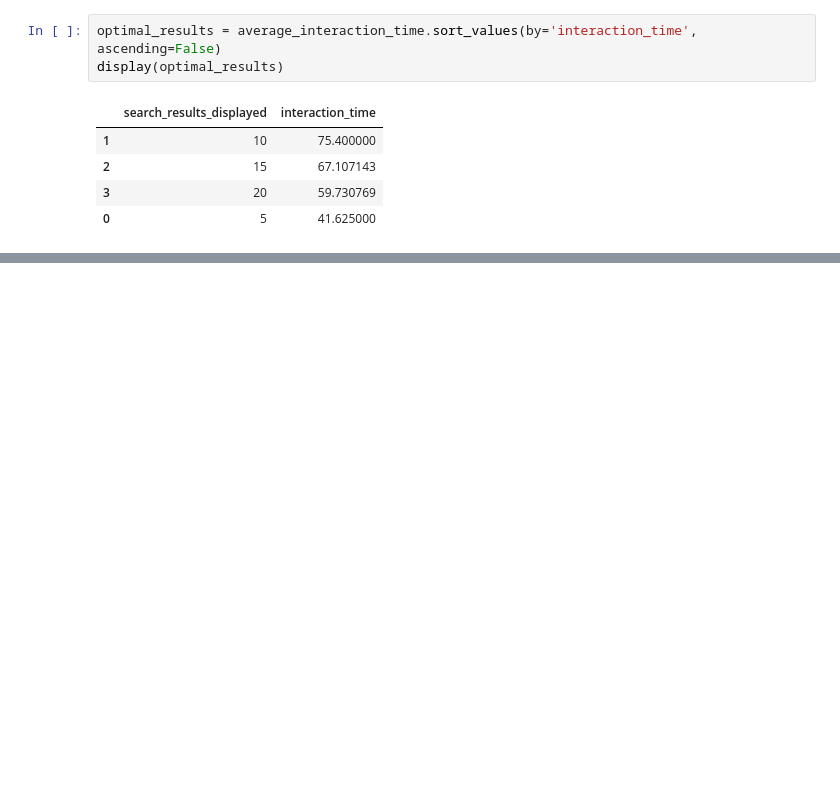
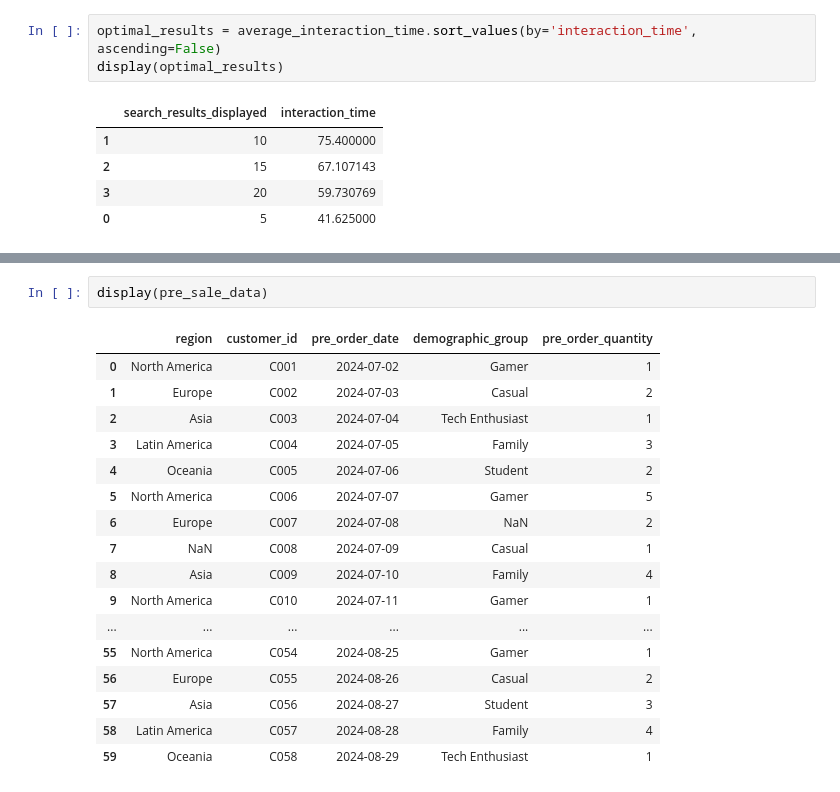
Before and after one commit to Haris-09/Python-Summer-Party-Challenge, a Jupyter notebook: Python_Summer_Party.ipynb, the cells around one changed output, grey strips where cells are left out. Drawn from its saved outputs; the diff is of its cells as text; blank space fills up the shorter version.

```diff
--- a/Python_Summer_Party.ipynb
+++ b/Python_Summer_Party.ipynb
@@ -482,0 +559,20 @@ display(optimal_results)
+# %%
+display(pre_sale_data)
+# %% [output]
+|  | region | customer_id | pre_order_date | demographic_group | pre_order_quantity |
+| 0 | North America | C001 | 2024-07-02 | Gamer | 1 |
+| 1 | Europe | C002 | 2024-07-03 | Casual | 2 |
+| 2 | Asia | C003 | 2024-07-04 | Tech Enthusiast | 1 |
+| 3 | Latin America | C004 | 2024-07-05 | Family | 3 |
+| 4 | Oceania | C005 | 2024-07-06 | Student | 2 |
+| 5 | North America | C006 | 2024-07-07 | Gamer | 5 |
+| 6 | Europe | C007 | 2024-07-08 | NaN | 2 |
+| 7 | NaN | C008 | 2024-07-09 | Casual | 1 |
+| 8 | Asia | C009 | 2024-07-10 | Family | 4 |
+| 9 | North America | C010 | 2024-07-11 | Gamer | 1 |
+| ... | ... | ... | ... | ... | ... |
+| 55 | North America | C054 | 2024-08-25 | Gamer | 1 |
+| 56 | Europe | C055 | 2024-08-26 | Casual | 2 |
+| 57 | Asia | C056 | 2024-08-27 | Student | 3 |
+| 58 | Latin America | C057 | 2024-08-28 | Family | 4 |
+| 59 | Oceania | C058 | 2024-08-29 | Tech Enthusiast | 1 |
```
Also changed, not shown: parts of 8 cells of this notebook.
